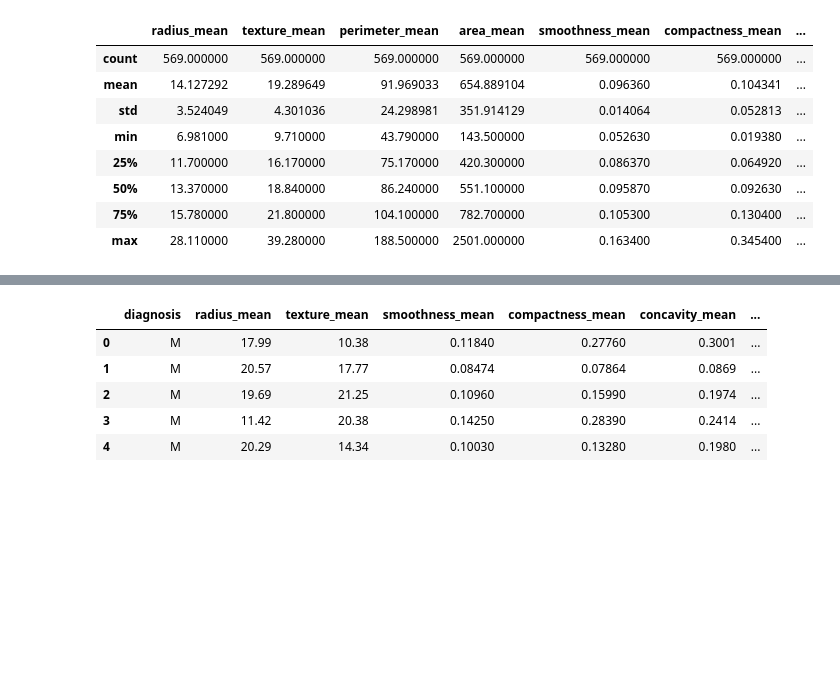
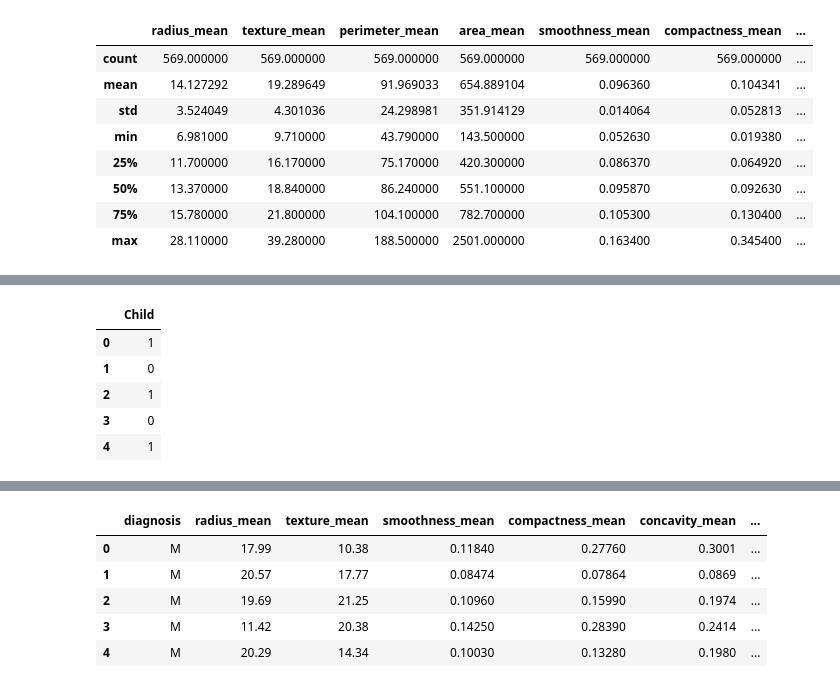
Before and after one commit to tamhuynh92/Machine-Learning-Project, a Jupyter notebook: Breast Cancer Logistic Regression.ipynb, the cells around one changed output, grey strips where cells are left out. Saved outputs shown, nothing was run; the diff lists cells and outputs as text; code cells hidden in the pictures; blank space fills up the shorter version.

```diff
--- a/Breast Cancer Logistic Regression.ipynb
+++ b/Breast Cancer Logistic Regression.ipynb
@@ -43,4 +43,13 @@ sns.countplot(x = 'diagnosis', hue = 'children', data = cancer_data)
 # %%
 children = pd.get_dummies(cancer_data['children'], drop_first = True)
+children.rename(columns={'Yes': 'Child'}, inplace = True)
+children.head()
+# %% [output]
+|  | Child |
+| 0 | 1 |
+| 1 | 0 |
+| 2 | 1 |
+| 3 | 0 |
+| 4 | 1 |
 # %%
 cancer_data = pd.concat([cancer_data, children], axis = 1)
```
Also changed, not shown: parts of 20 cells of this notebook, 11 other files.
